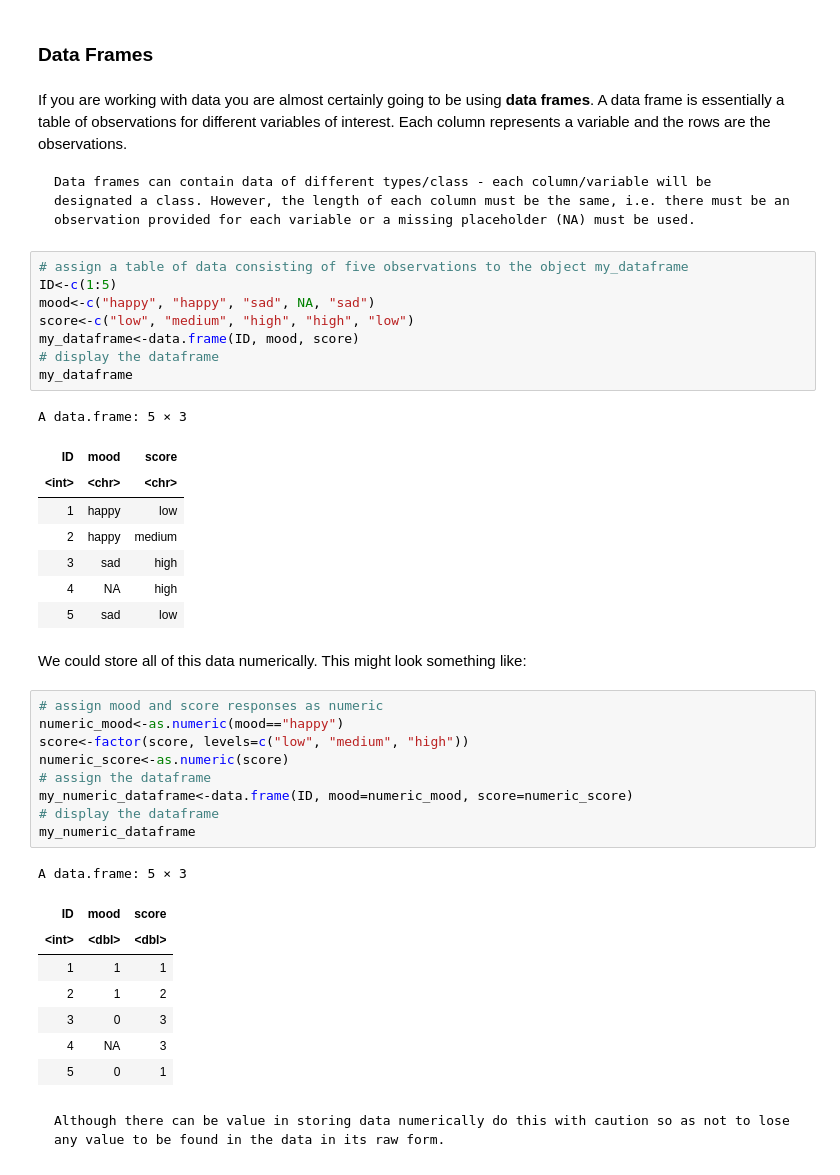
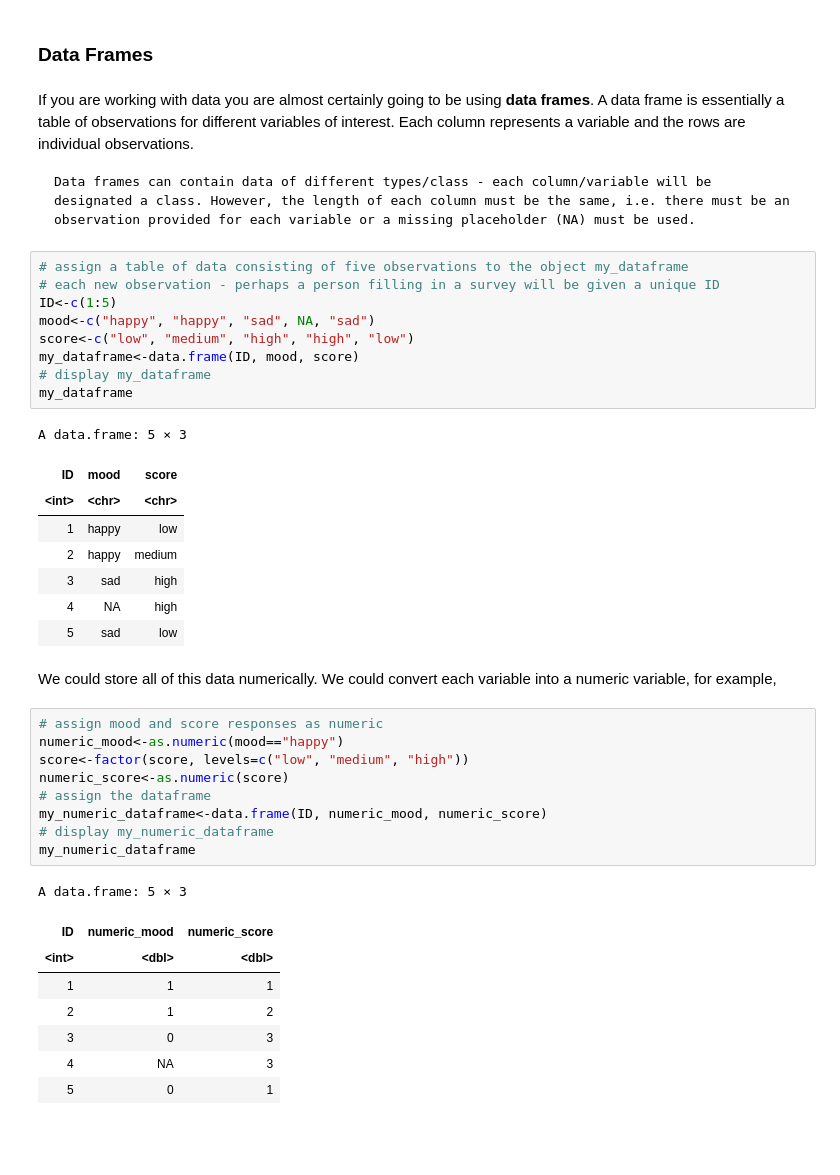
Before and after one commit to CicelyKrystyna/MD4002_RWorkshop, a Jupyter notebook: RBasics.ipynb, the cells around one changed output. Saved outputs shown, nothing was run; the diff lists cells and outputs as text; blank space fills up the shorter version.

````diff
--- a/RBasics.ipynb
+++ b/RBasics.ipynb
@@ -315,18 +324,19 @@ my_factor is stored numerically as: 1 2 3
 # %% [markdown]
 ### Data Frames
 # %% [markdown]
-If you are working with data you are almost certainly going to be using **data frames**. A data frame is essentially a table of observations for different variables of interest. Each column represents a variable and the rows are the observations.
+If you are working with data you are almost certainly going to be using **data frames**. A data frame is essentially a table of observations for different variables of interest. Each column represents a variable and the rows are individual observations.
 
 ```{note}
 Data frames can contain data of different types/class - each column/variable will be designated a class. However, the length of each column must be the same, i.e. there must be an observation provided for each variable or a missing placeholder (NA) must be used.
 ```
 # %%
 # assign a table of data consisting of five observations to the object my_dataframe
+# each new observation - perhaps a person filling in a survey will be given a unique ID
 ID<-c(1:5)
 mood<-c("happy", "happy", "sad", NA, "sad")
 score<-c("low", "medium", "high", "high", "low")
 my_dataframe<-data.frame(ID, mood, score)
-# display the dataframe
+# display my_dataframe
 my_dataframe
 # %% [output]
 A data.frame: 5 × 3
@@ -338,26 +348,22 @@ A data.frame: 5 × 3
 | 4 | NA | high |
 | 5 | sad | low |
 # %% [markdown]
-We could store all of this data numerically. This might look something like:
+We could store all of this data numerically. We could convert each variable into a numeric variable, for example,
 # %%
 # assign mood and score responses as numeric
 numeric_mood<-as.numeric(mood=="happy")
 score<-factor(score, levels=c("low", "medium", "high"))
 numeric_score<-as.numeric(score)
 # assign the dataframe
-my_numeric_dataframe<-data.frame(ID, mood=numeric_mood, score=numeric_score)
-# display the dataframe
+my_numeric_dataframe<-data.frame(ID, numeric_mood, numeric_score)
+# display my_numeric_dataframe
 my_numeric_dataframe
 # %% [output]
 A data.frame: 5 × 3
-| ID | mood | score |
+| ID | numeric_mood | numeric_score |
 | <int> | <dbl> | <dbl> |
 | 1 | 1 | 1 |
 | 2 | 1 | 2 |
 | 3 | 0 | 3 |
 | 4 | NA | 3 |
 | 5 | 0 | 1 |
-# %% [markdown]
-```{caution}
-Although there can be value in storing data numerically do this with caution so as not to lose any value to be found in the data in its raw form.
-```
````
Also changed, not shown: parts of 16 cells of this notebook, 3 other files.
